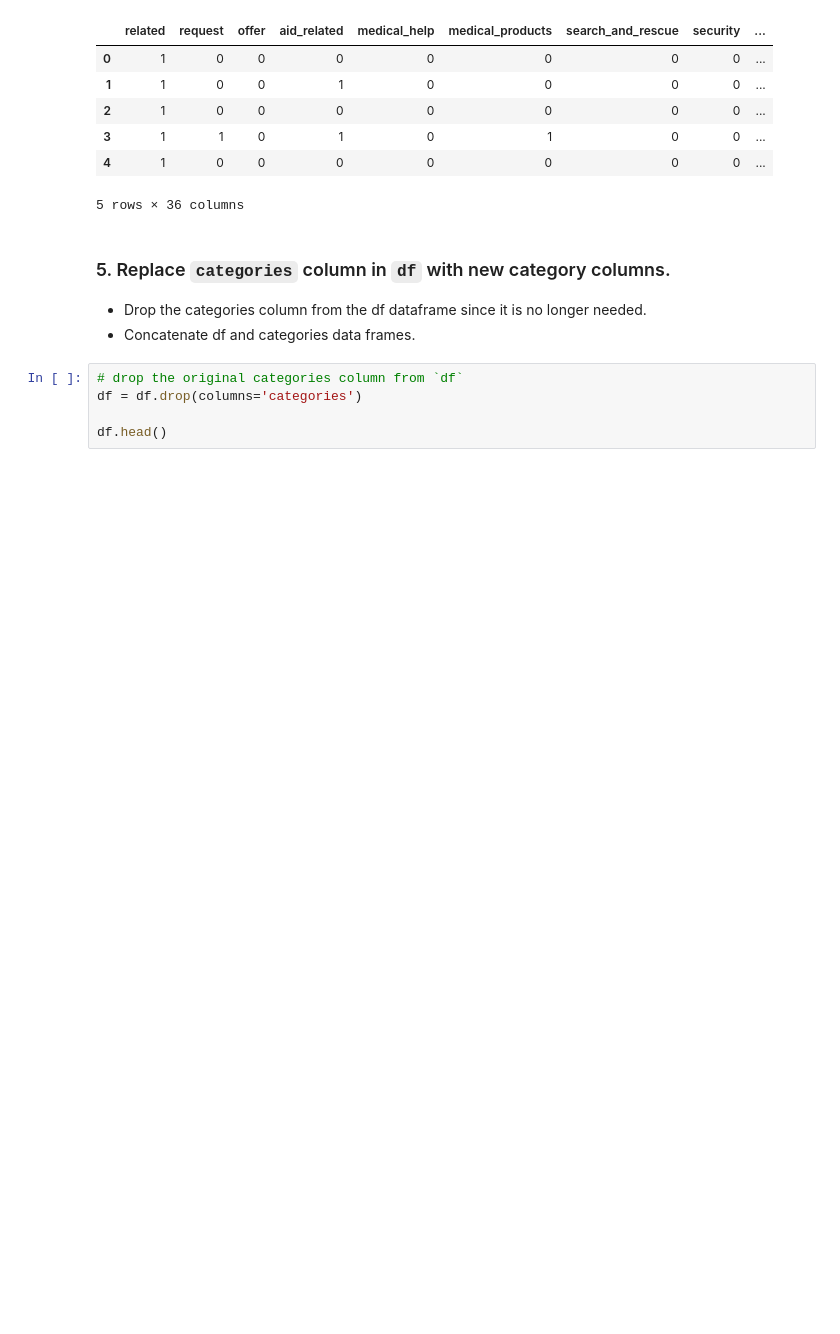
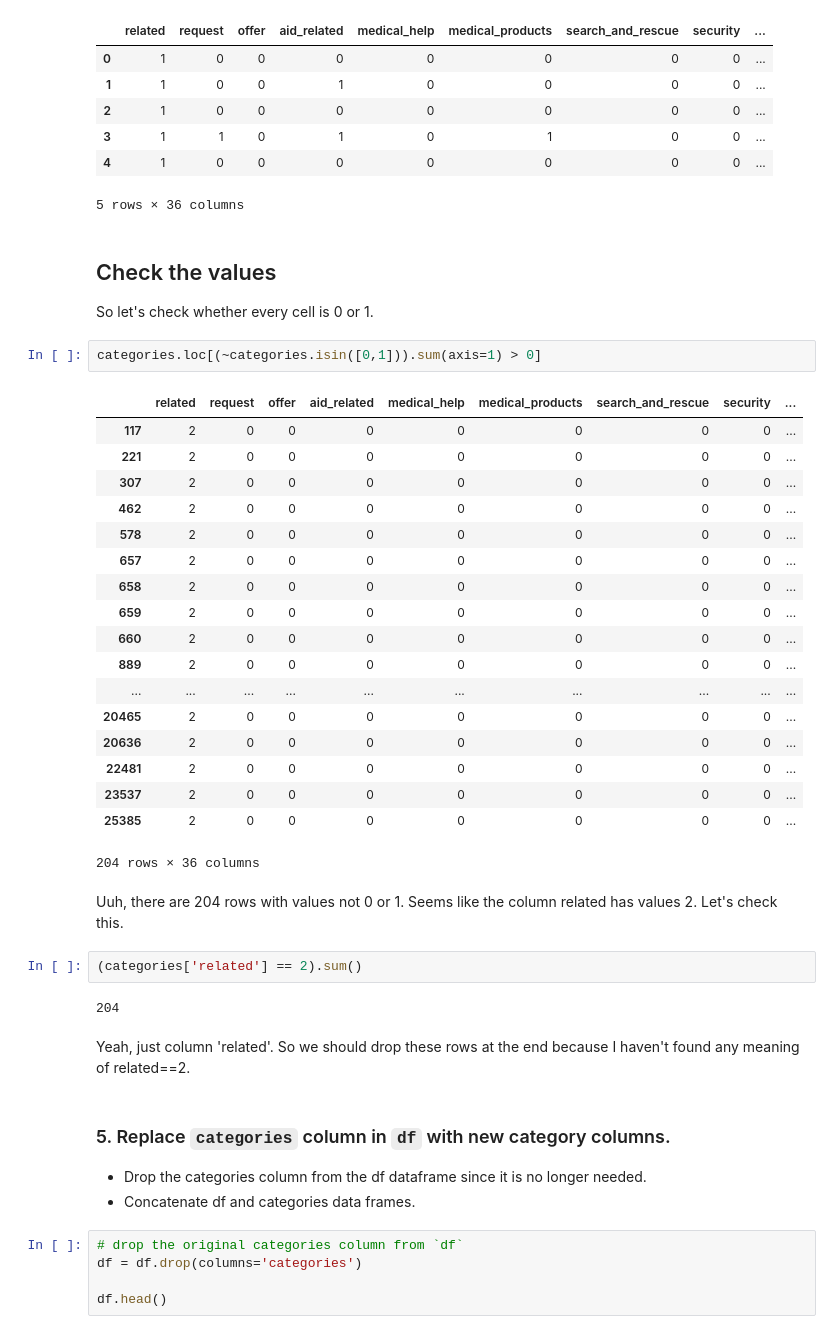
Before and after one commit to dfv-ms/udacity_nd025_term2_project_2, a Jupyter notebook: jupyter-notebooks/ETL Pipeline Preparation.ipynb, the cells around one changed output. Cells and saved outputs as stored; diff of their text form; blank space fills up the shorter version.

Commit message:
Uuh, there are other values than 0 or 1 in category 'related'. Drop these rows.

```diff
--- a/jupyter-notebooks/ETL Pipeline Preparation.ipynb
+++ b/jupyter-notebooks/ETL Pipeline Preparation.ipynb
@@ -122,6 +122,39 @@ categories.head()
 | 3 | 1 | 1 | 0 | 1 | 0 | 1 | 0 | 0 | ... |
 | 4 | 1 | 0 | 0 | 0 | 0 | 0 | 0 | 0 | ... |
 5 rows × 36 columns
+# %% [markdown]
+## Check the values
+So let's check whether every cell is 0 or 1.
+# %%
+categories.loc[(~categories.isin([0,1])).sum(axis=1) > 0]
+# %% [output]
+|  | related | request | offer | aid_related | medical_help | medical_products | search_and_rescue | security | ... |
+| 117 | 2 | 0 | 0 | 0 | 0 | 0 | 0 | 0 | ... |
+| 221 | 2 | 0 | 0 | 0 | 0 | 0 | 0 | 0 | ... |
+| 307 | 2 | 0 | 0 | 0 | 0 | 0 | 0 | 0 | ... |
+| 462 | 2 | 0 | 0 | 0 | 0 | 0 | 0 | 0 | ... |
+| 578 | 2 | 0 | 0 | 0 | 0 | 0 | 0 | 0 | ... |
+| 657 | 2 | 0 | 0 | 0 | 0 | 0 | 0 | 0 | ... |
+| 658 | 2 | 0 | 0 | 0 | 0 | 0 | 0 | 0 | ... |
+| 659 | 2 | 0 | 0 | 0 | 0 | 0 | 0 | 0 | ... |
+| 660 | 2 | 0 | 0 | 0 | 0 | 0 | 0 | 0 | ... |
+| 889 | 2 | 0 | 0 | 0 | 0 | 0 | 0 | 0 | ... |
+| ... | ... | ... | ... | ... | ... | ... | ... | ... | ... |
+| 20465 | 2 | 0 | 0 | 0 | 0 | 0 | 0 | 0 | ... |
+| 20636 | 2 | 0 | 0 | 0 | 0 | 0 | 0 | 0 | ... |
+| 22481 | 2 | 0 | 0 | 0 | 0 | 0 | 0 | 0 | ... |
+| 23537 | 2 | 0 | 0 | 0 | 0 | 0 | 0 | 0 | ... |
+| 25385 | 2 | 0 | 0 | 0 | 0 | 0 | 0 | 0 | ... |
+204 rows × 36 columns
+# %% [markdown]
+Uuh, there are 204 rows with values not 0 or 1. Seems like the column related has values 2.
+Let's check this.
+# %%
+(categories['related'] == 2).sum()
+# %% [output]
+204
+# %% [markdown]
+Yeah, just column 'related'. So we should drop these rows at the end because I haven't found any meaning of related==2.
 # %% [markdown]
 ### 5. Replace `categories` column in `df` with new category columns.
 - Drop the categories column from the df dataframe since it is no longer needed.
```
Also changed, not shown: parts of 3 cells of this notebook, 1 other file.
